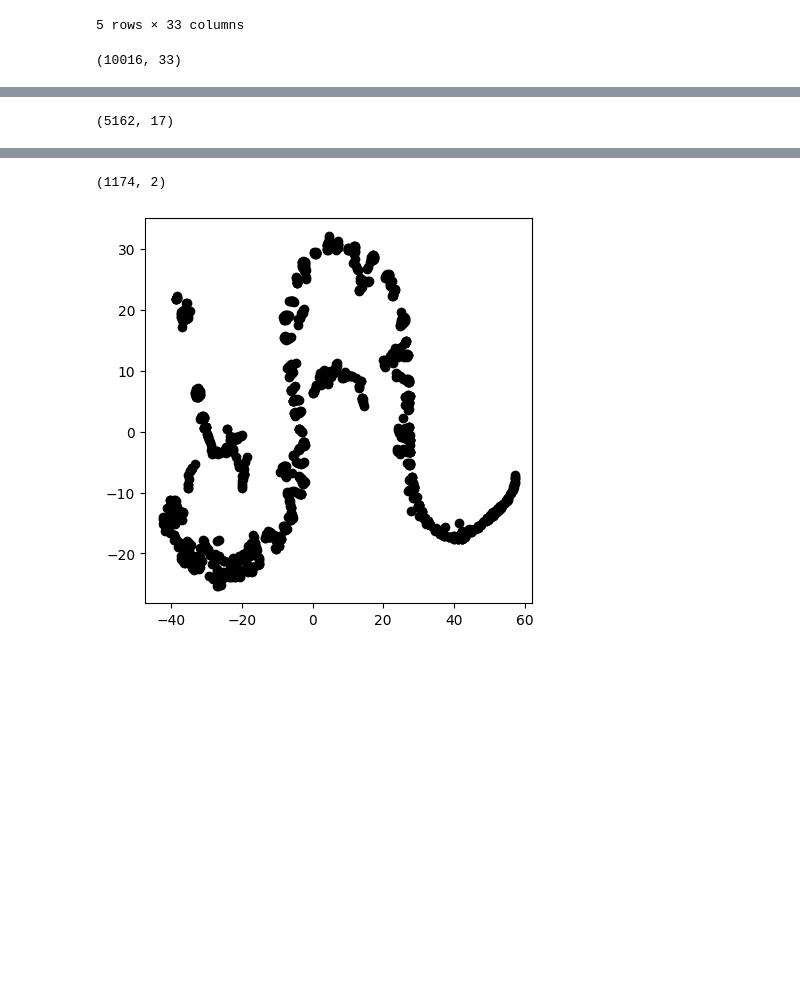
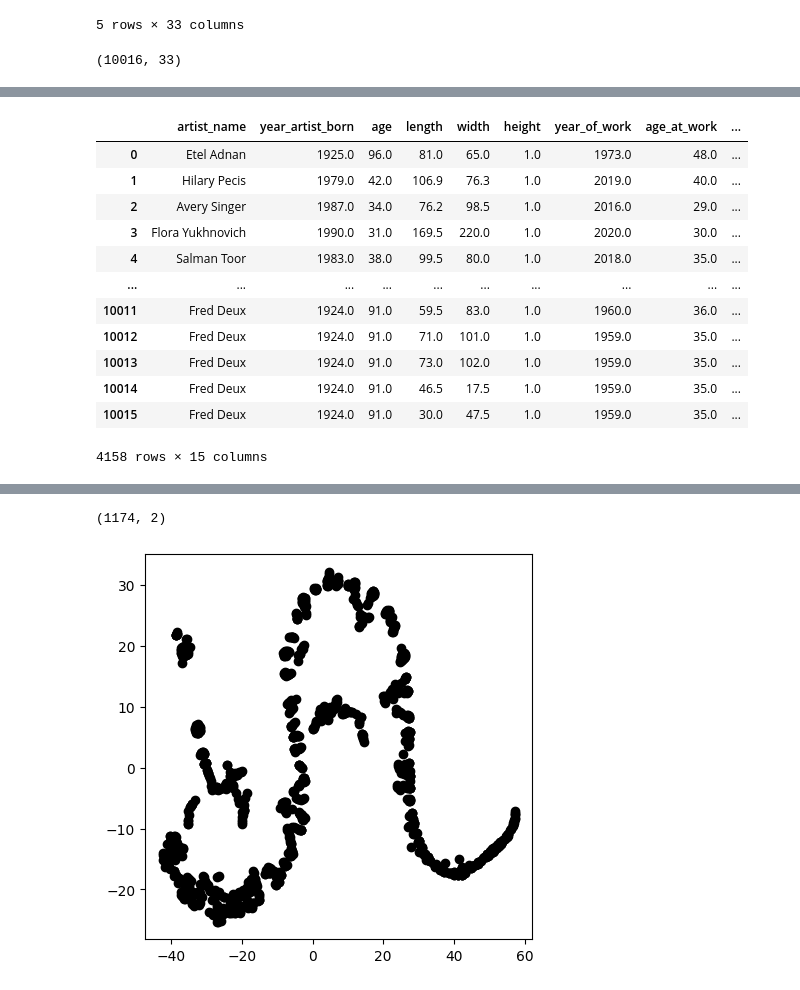
Before and after one commit to yasmin-mohamed-sufi/CS-Project, a Jupyter notebook: 1_Notebook.ipynb, the cells around one changed output, grey strips where cells are left out. Drawn from its saved outputs; the diff is of its cells as text; code cells hidden in the pictures; blank space fills up the shorter version.

```diff
--- a/1_Notebook.ipynb
+++ b/1_Notebook.ipynb
@@ -56,0 +168,3 @@ df.rename(columns={'length:': 'length'}, inplace=True)
+# %%
+# We drop rows where 'sold_in_USD' is 0
+df = df[df['sold_in_USD'] != 0]
@@ -56,0 +197,10 @@ df.rename(columns={'length:': 'length'}, inplace=True)
+# %%
+# We remove manually some input in the materials that are not real materials
+values_to_count = ['rhinestones', 'a', 'green', 'brushes', 'black', 'the', 'unique', 'two', 'three', 'fivecast', 'twopainted', 'pale', 'early', 'six', 'offsetlithographic', 'printed', 'new', 'multiple', 'baked', 'dayglo', 'injection', 'buttons', 'four', 'handmade', 'vintage', 'one', 'ferrotyped', 'muralsized', 'matchsticks']
+
+# Count occurrences of these values in 'materials' column
+counts = df['materials'].isin(values_to_count).sum()
+#print(counts) 26 such ocurrences
+
+# Filter and drop rows containing these values
+df = df[~df['materials'].isin(values_to_count)]
@@ -76,3 +332,2 @@ dtype: int64
 # %%
-df.dropna(inplace=True)
-df.shape
+df.drop('area', axis=1, inplace=True)
@@ -316,4 +334,29 @@ df
-# %%
-df.shape
-# %% [output]
-(5162, 17)
+# %%
+#we want to have one combined column with posthumous unknown mapped to 0, True mapped to 1 and False mapped to 2
+# Create a new column and assign default value of 3 (Unknown)
+df['posthumous_combined'] = 3
+
+# Map the values from the dummy columns to the new combined column
+df['posthumous_combined'] = df['posthumous_TRUE'] * 1 + df['posthumous_FALSE'] * 0 + df['posthumous_UNKNOWN'] * 3
+
+
+# List of columns to drop
+columns_to_drop = ['posthumous_TRUE', 'posthumous_FALSE', 'posthumous_UNKNOWN']
+
+# Drop the columns
+df.drop(columns=columns_to_drop, inplace=True)
+df
+# %% [output]
+|  | artist_name | year_artist_born | age | length | width | height | year_of_work | age_at_work | ... |
+| 0 | Etel Adnan | 1925.0 | 96.0 | 81.0 | 65.0 | 1.0 | 1973.0 | 48.0 | ... |
+| 1 | Hilary Pecis | 1979.0 | 42.0 | 106.9 | 76.3 | 1.0 | 2019.0 | 40.0 | ... |
+| 2 | Avery Singer | 1987.0 | 34.0 | 76.2 | 98.5 | 1.0 | 2016.0 | 29.0 | ... |
+| 3 | Flora Yukhnovich | 1990.0 | 31.0 | 169.5 | 220.0 | 1.0 | 2020.0 | 30.0 | ... |
+| 4 | Salman Toor | 1983.0 | 38.0 | 99.5 | 80.0 | 1.0 | 2018.0 | 35.0 | ... |
+| ... | ... | ... | ... | ... | ... | ... | ... | ... | ... |
+| 10011 | Fred Deux | 1924.0 | 91.0 | 59.5 | 83.0 | 1.0 | 1960.0 | 36.0 | ... |
+| 10012 | Fred Deux | 1924.0 | 91.0 | 71.0 | 101.0 | 1.0 | 1959.0 | 35.0 | ... |
+| 10013 | Fred Deux | 1924.0 | 91.0 | 73.0 | 102.0 | 1.0 | 1959.0 | 35.0 | ... |
+| 10014 | Fred Deux | 1924.0 | 91.0 | 46.5 | 17.5 | 1.0 | 1959.0 | 35.0 | ... |
+| 10015 | Fred Deux | 1924.0 | 91.0 | 30.0 | 47.5 | 1.0 | 1959.0 | 35.0 | ... |
+4158 rows × 15 columns
```
Also changed, not shown: parts of 40 cells of this notebook, 1 other file.
